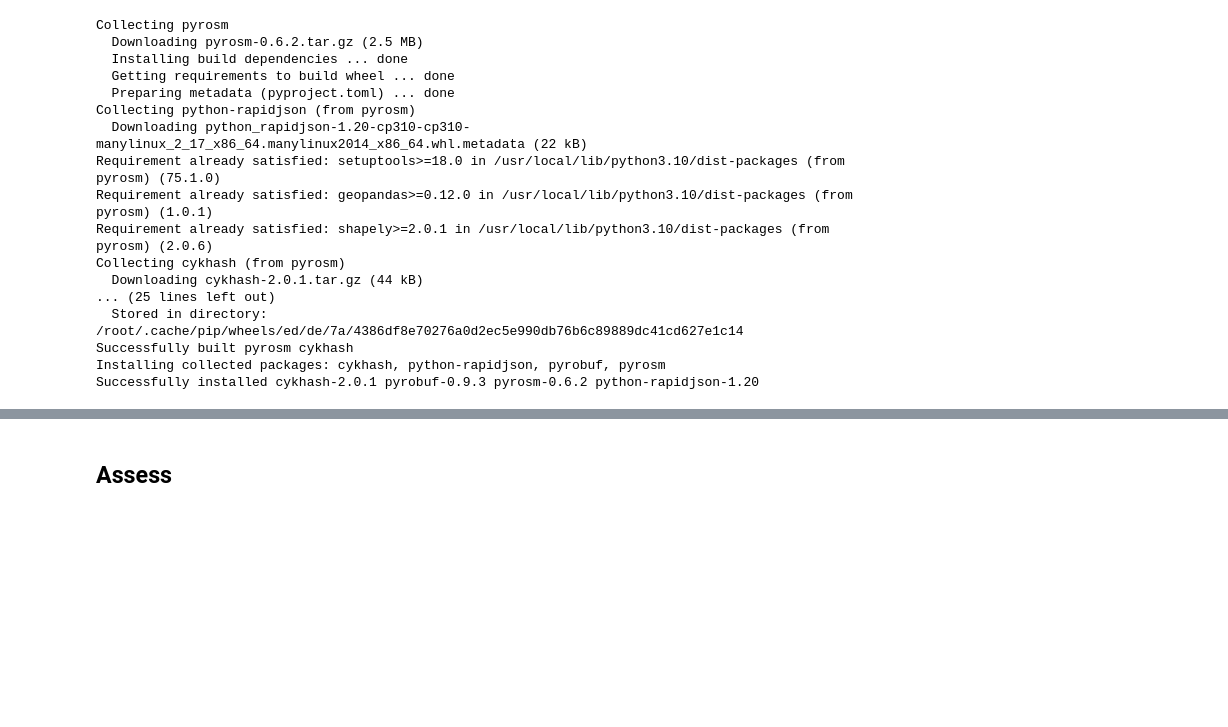
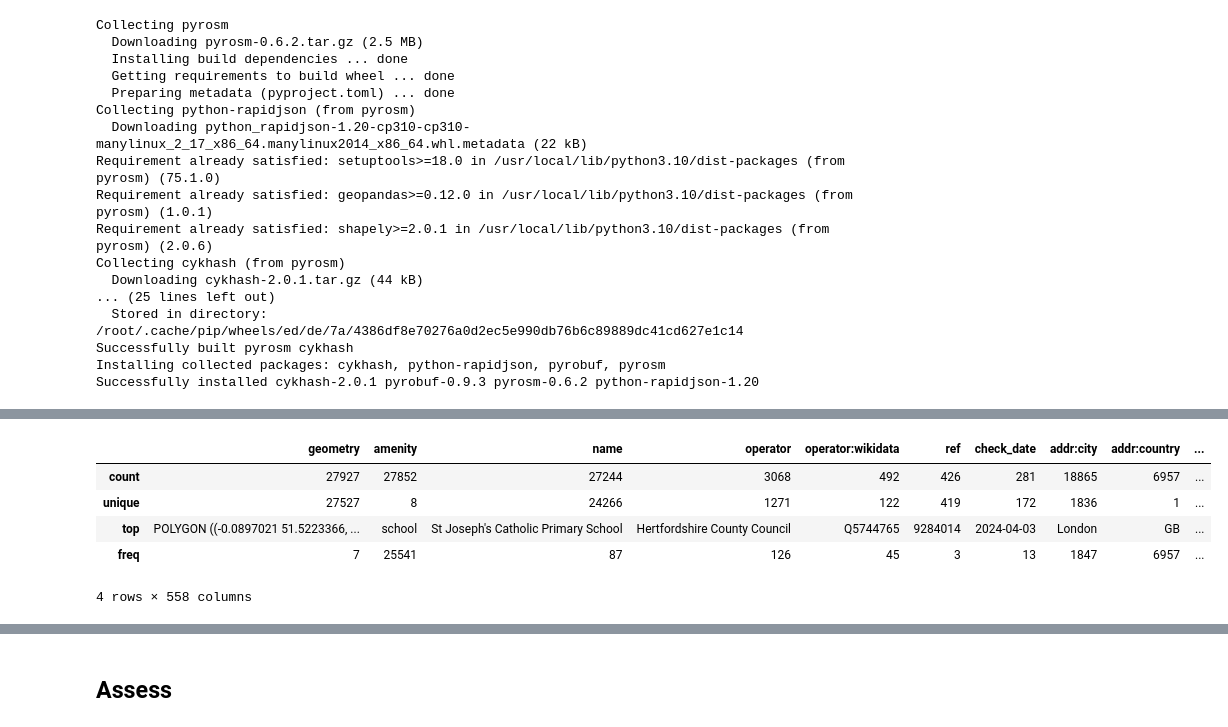
Before and after one commit to Pidongg/pz286_ads_2024, a Jupyter notebook: ads_course_assessment.ipynb, the cells around one changed output, grey strips where cells are left out. Drawn from its saved outputs; the diff is of its cells as text; code cells hidden in the pictures; blank space fills up the shorter version.

```diff
--- a/ads_course_assessment.ipynb
+++ b/ads_course_assessment.ipynb
@@ -494,0 +549,9 @@ Successfully installed cykhash-2.0.1 pyrobuf-0.9.3 pyrosm-0.6.2 python-rapidjson
+# %%
+pois_cambridge.describe()
+# %% [output]
+|  | geometry | amenity | name | operator | operator:wikidata | ref | check_date | addr:city | addr:country | ... |
+| count | 27927 | 27852 | 27244 | 3068 | 492 | 426 | 281 | 18865 | 6957 | ... |
+| unique | 27527 | 8 | 24266 | 1271 | 122 | 419 | 172 | 1836 | 1 | ... |
+| top | POLYGON ((-0.0897021 51.5223366, ... | school | St Joseph's Catholic Primary School | Hertfordshire County Council | Q5744765 | 9284014 | 2024-04-03 | London | GB | ... |
+| freq | 7 | 25541 | 87 | 126 | 45 | 3 | 13 | 1847 | 6957 | ... |
+4 rows × 558 columns
```
Also changed, not shown: parts of 10 cells of this notebook.
